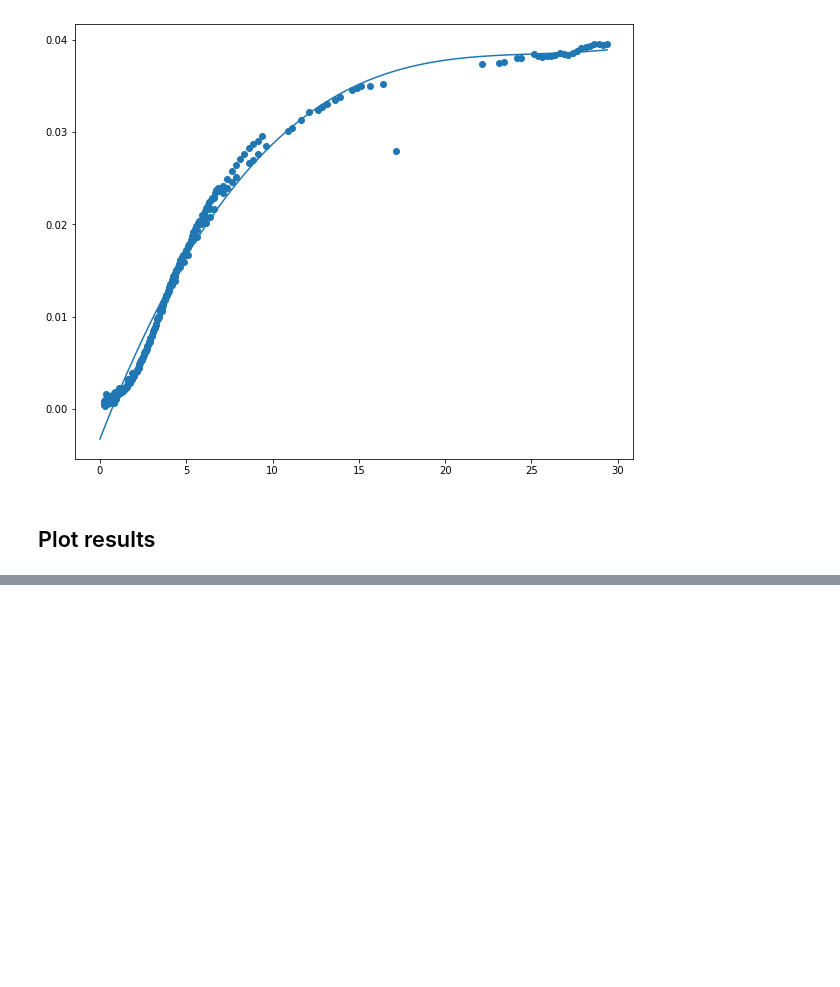
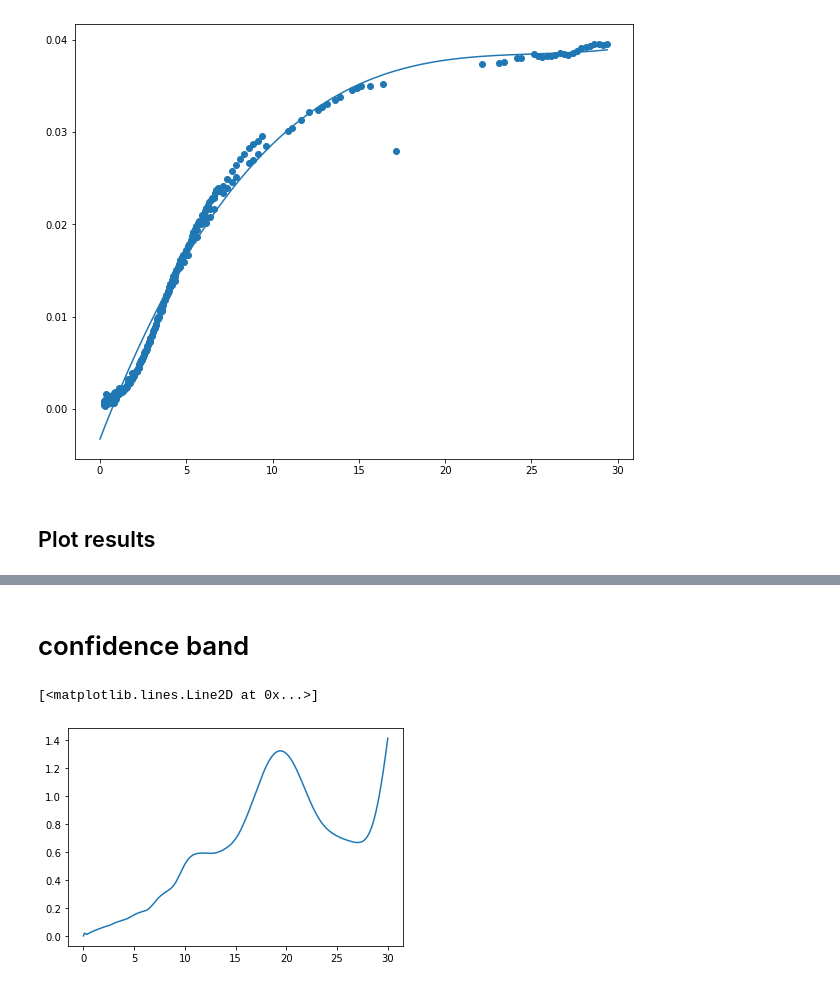
Before and after one commit to Lindi1907/Robust-Machine-Learning-for-Yield-Curve-Estimation, a Jupyter notebook: code&data/KR_example.ipynb, the cells around one changed output, grey strips where cells are left out. Saved outputs shown, nothing was run; the diff lists cells and outputs as text; code cells hidden in the pictures; blank space fills up the shorter version.

```diff
--- a/code&data/KR_example.ipynb
+++ b/code&data/KR_example.ipynb
@@ -660,0 +661,9 @@ for ax in [ax_1, ax_2, ax_3, ax_4]:
+# %% [markdown]
+# confidence band
+# %%
+import Gaussian_confidence
+var, std, lower, upper = Gaussian_confidence.KR_gaussian(dict_data[date]["C"],
+                                           dict_data[date]["B"],
+                                           ridge=ridge,
+                                           inv_w=dict_data[date]['inv_w'],
+                                           K=K  )
@@ -660,0 +677,5 @@ for ax in [ax_1, ax_2, ax_3, ax_4]:
+# %%
+plt.plot(np.arange(1,1+len(std))/365, std)
+# %% [output]
+[<matplotlib.lines.Line2D at 0x...>]
+[figure, added]
```
Also changed, not shown: parts of 10 cells of this notebook, 5 other files.
